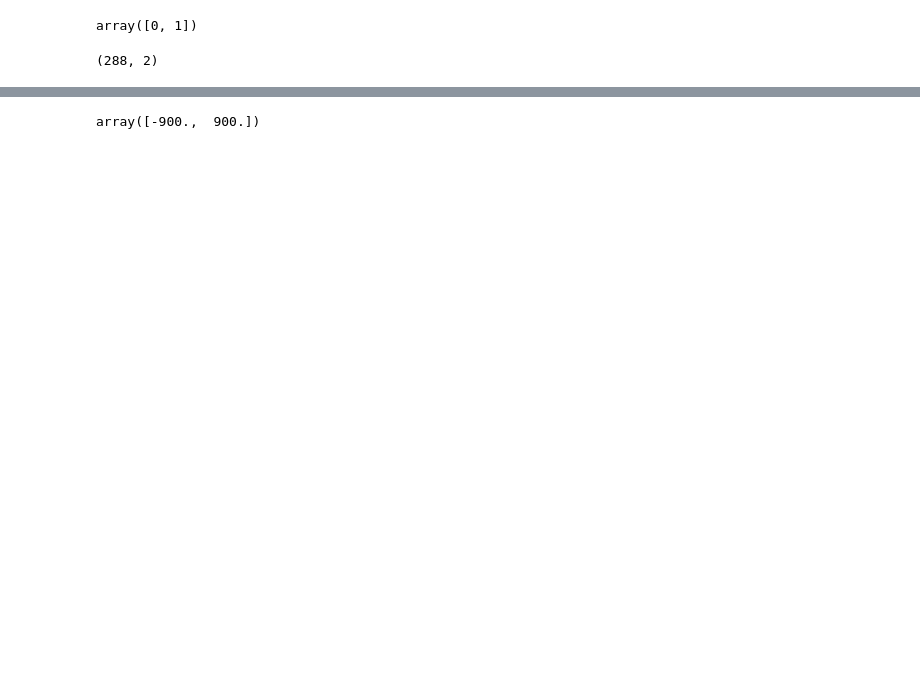
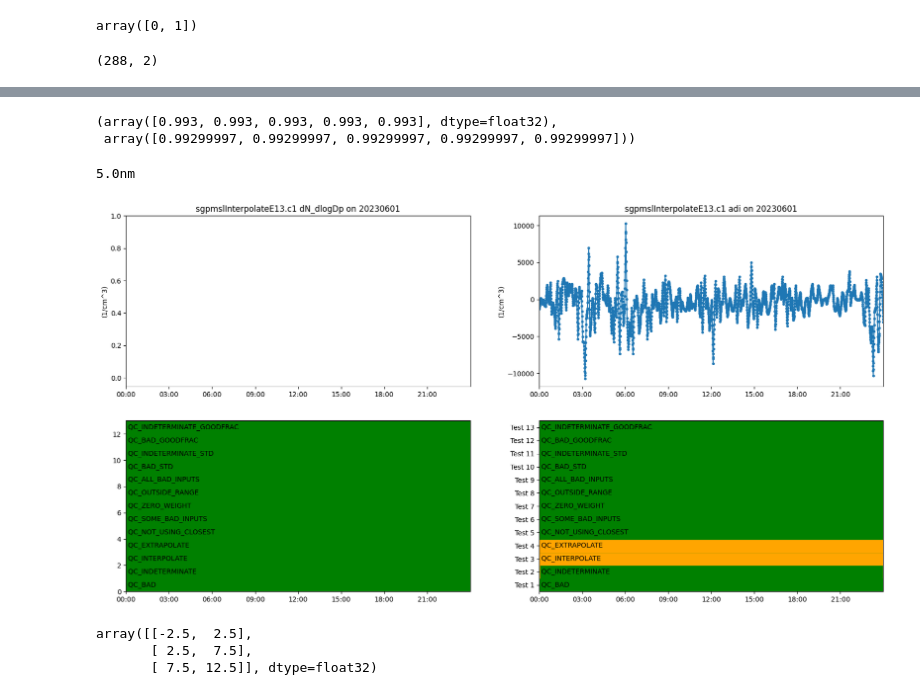
Before and after one commit to tsdat/tsdat, a Jupyter notebook: transform.ipynb, the cells around one changed output, grey strips where cells are left out. Drawn from its saved outputs; the diff is of its cells as text; code cells hidden in the pictures; blank space fills up the shorter version.

```diff
--- a/transform.ipynb
+++ b/transform.ipynb
@@ -920,7 +995,9 @@ Data variables: (12/14)
 # ds_adi.to_netcdf("./data/bin_average/datastream_output/sgp/sgpmslBinAverageE13.c1/sgpmslBinAverageE13.c1.20230601.000000.nc")
 
 
-adi_bin_avg = xr.open_dataset("./data/bin_average/datastream_output/sgp/sgpmslBinAverageE13.c1/sgpmslBinAverageE13.c1.20230601.000000.nc").load()
+adi_bin_avg = xr.open_dataset(
+    "./data/bin_average/datastream_output/sgp/sgpmslBinAverageE13.c1/sgpmslBinAverageE13.c1.20230601.000000.nc"
+).load()
 adi_bin_avg
 # %% [output]
 <xarray.Dataset> Size: 7kB
@@ -1196,8 +1295,12 @@ smps_copy = smps.copy()
 smps_copy.clean.cleanup()
 
 
-time_indices, time_overlap_ratios, _ = get_bound_overlaps(smps_copy["time_bounds"].values, time_bounds)
-dia_indices, dia_overlap_ratios, _ = get_bound_overlaps(smps_copy["diameter_mobility_bounds"].values, diameter_bounds)
+time_indices, time_overlap_ratios, _ = get_bound_overlaps(
+    smps_copy["time_bounds"].values, time_bounds
+)
+dia_indices, dia_overlap_ratios, _ = get_bound_overlaps(
+    smps_copy["diameter_mobility_bounds"].values, diameter_bounds
+)
 
 filtered_values, bad_mask = get_filtered_data(smps_copy, "dN_dlogDp", "Bad")
 _, ind_mask = get_filtered_data(smps_copy, "dN_dlogDp", "Indeterminate")
@@ -1258,7 +1361,9 @@ Questions
 how are the bounds created / what do they mean?
 # %%
 # OUTPUTS
-adi_interp = xr.open_dataset("./data/interpolate/datastream_output/sgp/sgpmslInterpolateE13.c1/sgpmslInterpolateE13.c1.20230601.000000.cdf").load()
+adi_interp = xr.open_dataset(
+    "./data/interpolate/datastream_output/sgp/sgpmslInterpolateE13.c1/sgpmslInterpolateE13.c1.20230601.000000.cdf"
+).load()
 adi_interp
 # %% [output]
 <xarray.Dataset> Size: 5MB
@@ -1585,17 +1777,0 @@ print(adi_interp["dN_dlogDp"].values[:5, 100])  # =500nm
-# %%
-# result = interpolate_single_point(
-#     x1_bounds=list(input_coord_bounds[closest_input_idxs[0]]),
-#     x2_bounds=list(input_coord_bounds[closest_input_idxs[1]]),
-#     y1=data_values[closest_input_idxs[0]],
-#     y2=data_values[closest_input_idxs[1]],
-#     target_x=coord_bounds[output_idx]
-# )
-
-# print(result)
-list(input_coord_bounds[closest_input_idxs[0]])
-list(input_coord_bounds[closest_input_idxs[1]])
-data_values[closest_input_idxs[0]]
-data_values[closest_input_idxs[1]]
-coord_bounds[output_idx]
-# %% [output]
-array([-900.,  900.])
@@ -1664,0 +1818,5 @@ def perform_interpolation_qc_checks(good_mask: np.ndarray, ind_mask: np.ndarray,
+# %%
+adi_interp.aerosol_flow.values[:5], output_dataset.aerosol_flow.values[:5]
+# %% [output]
+(array([0.993, 0.993, 0.993, 0.993, 0.993], dtype=float32),
+ array([0.99299997, 0.99299997, 0.99299997, 0.99299997, 0.99299997]))
@@ -1664,0 +1876,42 @@ def perform_interpolation_qc_checks(good_mask: np.ndarray, ind_mask: np.ndarray,
+# %%
+merged = xr.Dataset(
+    data_vars={
+        "dN_dlogDp": output_dataset["dN_dlogDp"],
+        "qc_dN_dlogDp": output_dataset["qc_dN_dlogDp"].astype("int"),
+        # "diameter_first": avg_ds2["dN_dlogDp"],
+        # "qc_diameter_first": avg_ds2["qc_dN_dlogDp"].astype("int"),
+        "adi": adi_interp["dN_dlogDp"],
+        "qc_adi": adi_interp["qc_dN_dlogDp"].astype("int"),
+    },
+    attrs=adi_interp.attrs,
+)
+merged["adi"].attrs["ancillary_variables"] = ["qc_adi"]
+
+merged.clean.cleanup()
+for _, var in merged.data_vars.items():
+    if var.name.startswith("qc_"):
+        meanings = var.attrs["flag_meanings"]
+        var.attrs["flag_meanings"] = [m.split(":")[0] for m in meanings]
+
+index = 1
+merged = merged.isel(diameter_mobility=index, diameter=index)
+print(f"{merged.diameter.values}nm")
+
+
+display = TimeSeriesDisplay(merged, subplot_shape=(2, 2), figsize=(20, 10))
+display.plot("dN_dlogDp", subplot_index=(0, 0))
+display.qc_flag_block_plot("dN_dlogDp", subplot_index=(1, 0))
+
+display.plot("adi", subplot_index=(0, 1))
+display.qc_flag_block_plot("adi", subplot_index=(1, 1))
+
+plt.show()
+# %% [output]
+5.0nm
+[figure, added]
+# %%
+adi_interp["diameter_bounds"].values[:3]
+# %% [output]
+array([[-2.5,  2.5],
+       [ 2.5,  7.5],
+       [ 7.5, 12.5]], dtype=float32)
```
Also changed, not shown: parts of 36 cells of this notebook, 22 other files.
